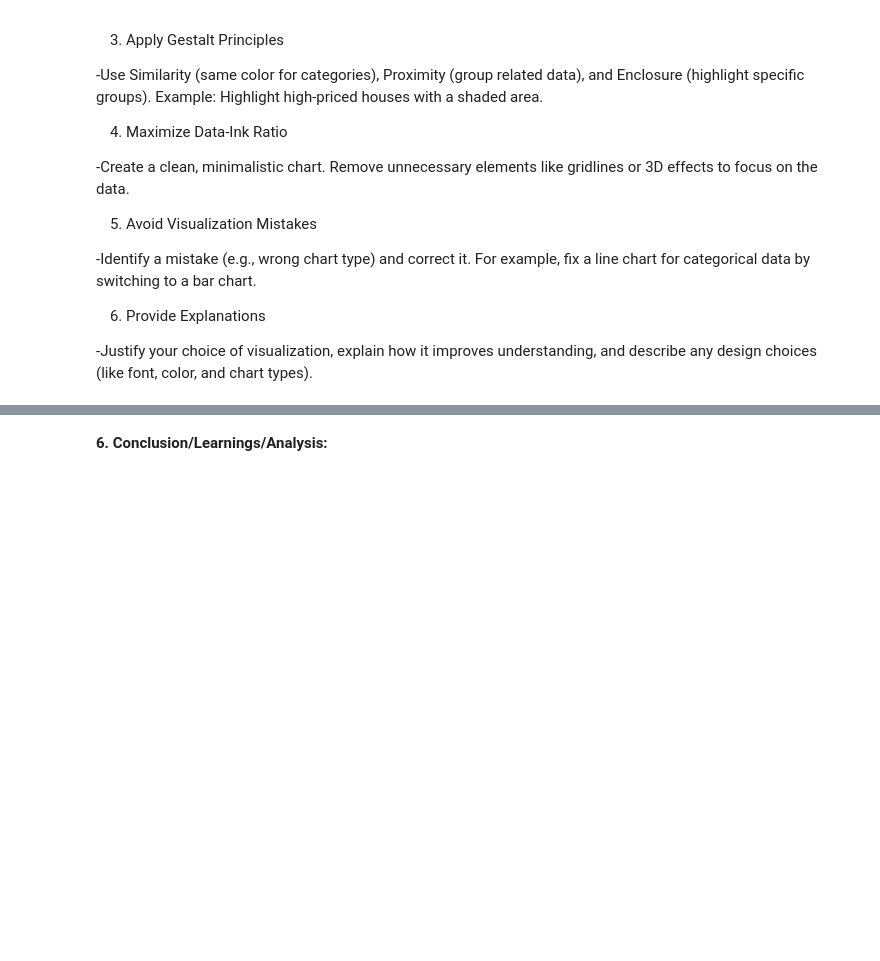
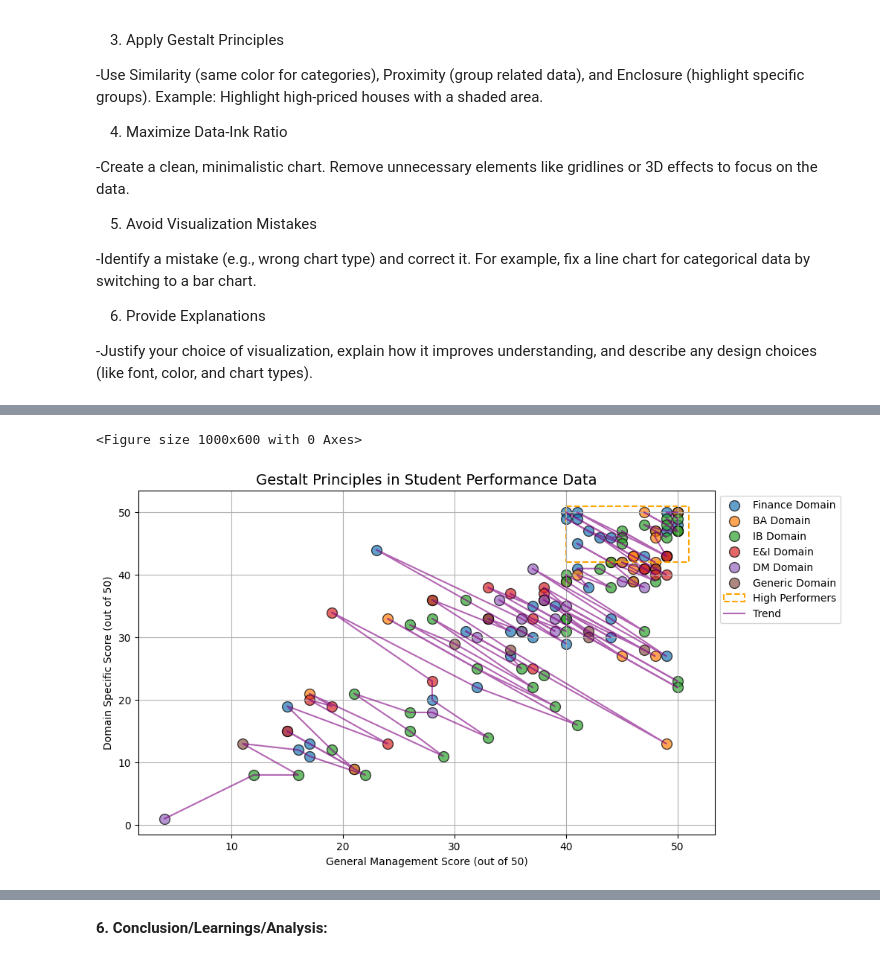
Before and after one commit to jazmin-reyes03/CPE-031---Visualization-and-Data-Analysis, a Jupyter notebook: REYES_JAZMIN_Hands_On_Activity_6_|_Data_Visualization_and_Design.ipynb, the cells around one changed output, grey strips where cells are left out. Saved outputs shown, nothing was run; the diff lists cells and outputs as text; code cells hidden in the pictures; blank space fills up the shorter version.

```diff
--- a/REYES_JAZMIN_Hands_On_Activity_6_|_Data_Visualization_and_Design.ipynb
+++ b/REYES_JAZMIN_Hands_On_Activity_6_|_Data_Visualization_and_Design.ipynb
@@ -629,0 +655,50 @@ df
+# %%
+#3. Apply Gestalt Principles
+from matplotlib.patches import Rectangle
+plt.figure(figsize=(10,6))
+
+# Similarity & Proximity: Scatter plot (University vs Total Score)
+domains = df['Domain'].unique()
+colors = dict(zip(domains, ['red', 'blue', 'green', 'purple', 'orange', 'brown']))
+
+plt.figure(figsize=(10,6))
+
+for domain in domains:
+    subset = df[df['Domain'] == domain]
+    plt.scatter(
+        subset['GENERAL MANAGEMENT SCORE (OUT of 50)'],
+        subset['Domain Specific SCORE (OUT 50)'],
+        s=100,
+        alpha=0.7,
+        edgecolors='black',
+        label=f'{domain} Domain'
+    )
+
+high_perf = df[df['TOTAL SCORE (OUT of 100)'] > 90]
+if not high_perf.empty:
+    rect = Rectangle(
+        (high_perf['GENERAL MANAGEMENT SCORE (OUT of 50)'].min()-1,
+         high_perf['Domain Specific SCORE (OUT 50)'].min()-1),
+        high_perf['GENERAL MANAGEMENT SCORE (OUT of 50)'].max() - high_perf['GENERAL MANAGEMENT SCORE (OUT of 50)'].min() + 2,
+        high_perf['Domain Specific SCORE (OUT 50)'].max() - high_perf['Domain Specific SCORE (OUT 50)'].min() + 2,
+        fill=False, edgecolor='orange', linestyle='--', linewidth=1.5,
+        label='High Performers'
+    )
+    plt.gca().add_patch(rect)
+
+plt.plot(
+    df['GENERAL MANAGEMENT SCORE (OUT of 50)'],
+    df['Domain Specific SCORE (OUT 50)'],
+    color='purple', linestyle='-', linewidth=1.5, alpha=0.6, label='Trend'
+)
+
+
+plt.title('Gestalt Principles in Student Performance Data', fontsize=14)
+plt.xlabel('General Management Score (out of 50)')
+plt.ylabel('Domain Specific Score (out of 50)')
+plt.legend(loc='upper left', bbox_to_anchor=(1,1))
+plt.grid(True)
+plt.show()
+# %% [output]
+<Figure size 1000x600 with 0 Axes>
+[figure, added]
```
Also changed, not shown: parts of 7 cells of this notebook.
